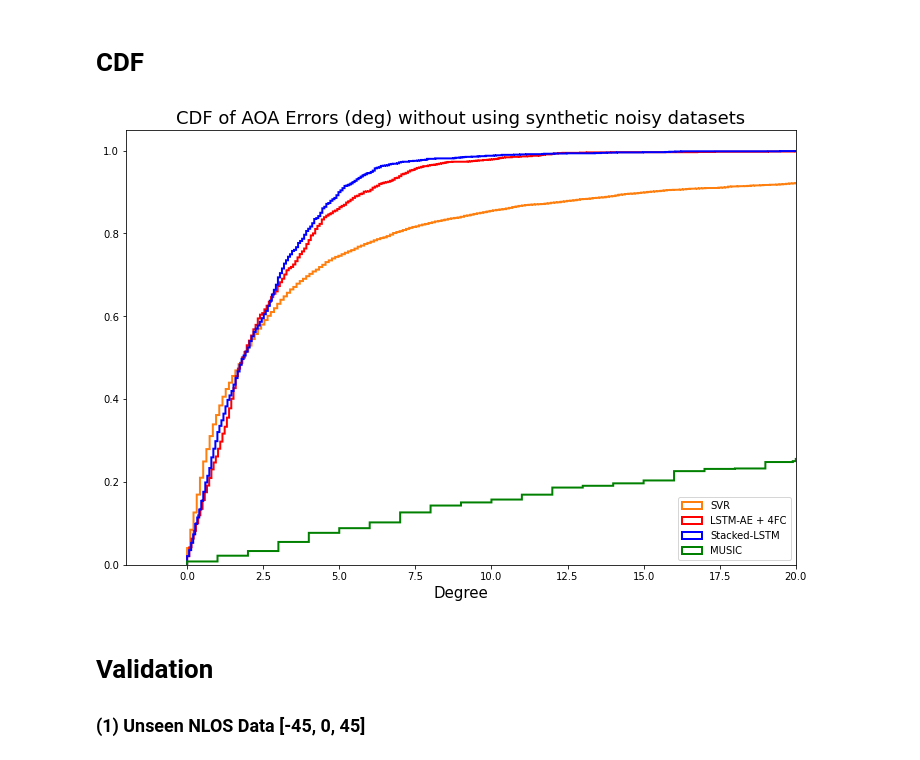
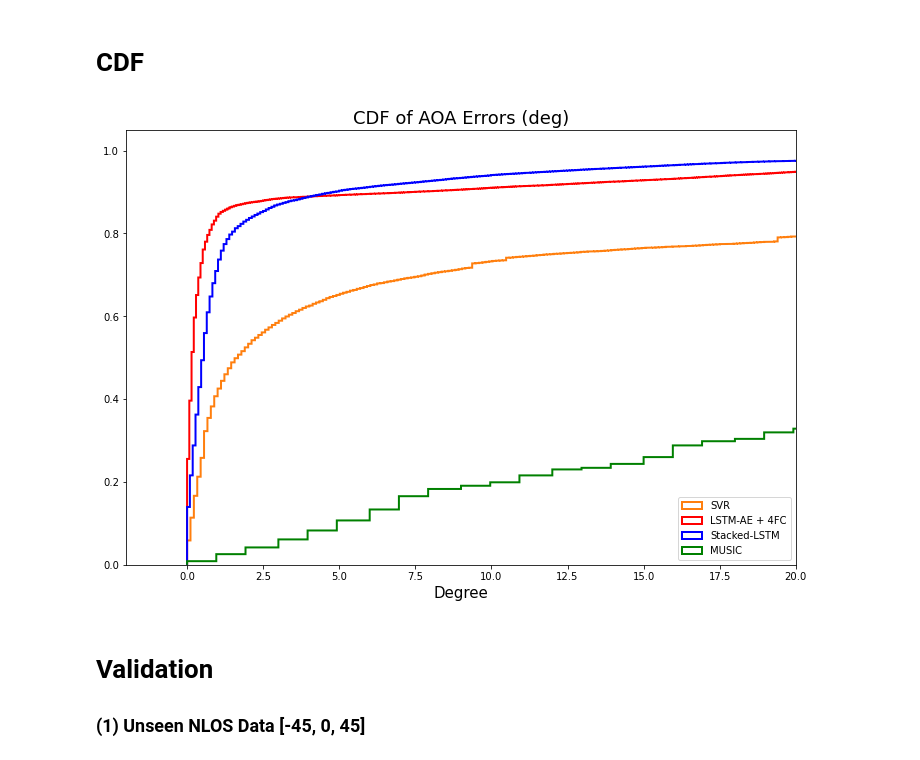
Before and after one commit to zdai257/DeepAOANet, a Jupyter notebook: myAOAnet.ipynb, the cells around one changed output. Cells and saved outputs as stored; diff of their text form; code cells hidden in the pictures.

Commit message:
Poorer performance if training all 5(105) datasets using Normalized 'Rij'

```diff
--- a/myAOAnet.ipynb
+++ b/myAOAnet.ipynb
@@ -1570,5 +1596,5 @@ X_train0, X_test0, y_train0, y_test0 = train_test_split(Xsingle, ysingle, test_s
 # %%
 svr_0 = SVR(kernel='rbf',gamma='scale', C=5.0, epsilon=0.01)
-svr_0.fit(X_train, y_train)
-svr_0.score(X_test, y_test)
+svr_0.fit(X_train0, y_train0)
+svr_0.score(X_test0, y_test0)
 # %% [output]
@@ -1581,8 +1607,8 @@ with open(join('checkpoints', 'svr_0.pkl'), 'wb') as a_file:
 with open(join('checkpoints', 'svr_0.pkl'), 'rb') as a_file:
     svr_0 = pickle.load(a_file)
 # %%
-pred_SVR0_y_test = svr_0.predict(X_val)
-rmse0 = np.sqrt(mean_squared_error(y_val, pred_SVR0_y_test))
+pred_SVR0_y_test = svr_0.predict(X_test0)
+rmse0 = np.sqrt(mean_squared_error(y_test0, pred_SVR0_y_test))
 print("RMSE for SVR0:", rmse0)
 print("I.E. %.04f degree of mean error" % (rmse0/math.pi*180))
 # %% [output]
@@ -1614,39 +1641,39 @@ y_err_music_series = pd.Series(abs(y_test[i] / math.pi*180 - y_test_music[i]) fo
 # %%
 y_err_svr0_series = pd.Series(abs(y_test0 - pred_SVR0_y_test) / math.pi*180)
 # %%
-y_err_lstm_ae_fc_series = pd.Series(abs(y_test - pred_model_4_y_test.ravel()) / math.pi*180)
+y_err_lstm_ae_fc_series = pd.Series(abs(y_val - pred_model_4_y_test.ravel()) / math.pi*180)
 # %%
-y_err_lstm_stacked_lstm_series = pd.Series(abs(y_test - pred_model_3_y_test.ravel()) / math.pi*180)
+y_err_lstm_stacked_lstm_series = pd.Series(abs(y_val - pred_model_3_y_test.ravel()) / math.pi*180)
 # %%
 %matplotlib inline
 fig_hist, ax_hist = plt.subplots(1,1, figsize=(12,8))
 '''
 n, bins, patches = ax_hist.hist(y_err_lstm_ae_svr_series, density=True, cumulative = True, histtype='step', \
                                 bins=1000, color='tab:orange', linewidth=2, label='LSTM-AE + SVR')
 patches[0].set_xy(patches[0].get_xy()[:-1])
 '''
 n, bins, patches = ax_hist.hist(y_err_svr0_series, density=True, cumulative = True, histtype='step', \
                                 bins=1000, color='tab:orange', linewidth=2, label='SVR')
 patches[0].set_xy(patches[0].get_xy()[:-1])
 n2, bins2, patches2 = ax_hist.hist(y_err_lstm_ae_fc_series, density=True, cumulative = True, histtype='step', \
                                    bins=1000, color='red', linewidth=2, label='LSTM-AE + 4FC')
 patches2[0].set_xy(patches2[0].get_xy()[:-1])
 n3, bins3, patches3 = ax_hist.hist(y_err_lstm_stacked_lstm_series, density=True, cumulative = True, histtype='step', \
                                    bins=1000, color='b', linewidth=2, label='Stacked-LSTM')
 patches3[0].set_xy(patches3[0].get_xy()[:-1])
 n4, bins4, patches4 = ax_hist.hist(y_err_music_series, density=True, cumulative = True, histtype='step', \
                                    bins=1000, color='g', linewidth=2, label='MUSIC')
 patches4[0].set_xy(patches4[0].get_xy()[:-1])
 
-ax_hist.set_title("CDF of AOA Errors (deg) without using synthetic noisy datasets", fontsize=18)
+ax_hist.set_title("CDF of AOA Errors (deg)", fontsize=18)
 ax_hist.set_xlabel("Degree", fontsize=15)
 ax_hist.set_xlim(-2, 20)
 ax_hist.legend(loc='lower right')
 
-fig_hist.savefig(join('doc', 'CDF_R_pure3.png'), facecolor="w", bbox_inches='tight')
+fig_hist.savefig(join('doc', 'CDF_X_105.png'), facecolor="w", bbox_inches='tight')
 plt.show()
 # %% [output]
-[figure, old version]
+[figure, new version]
 # %% [markdown]
 # Validation
 ### (1) Unseen NLOS Data [-45, 0, 45]
```
Also changed, not shown: parts of 45 cells of this notebook, 1 other file.
